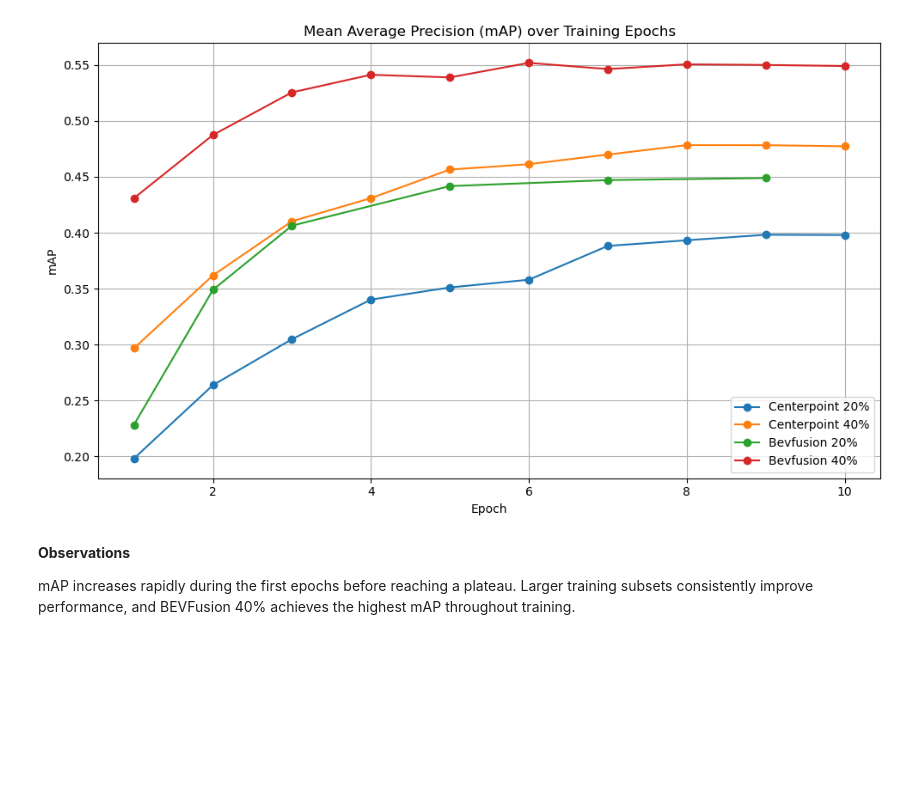
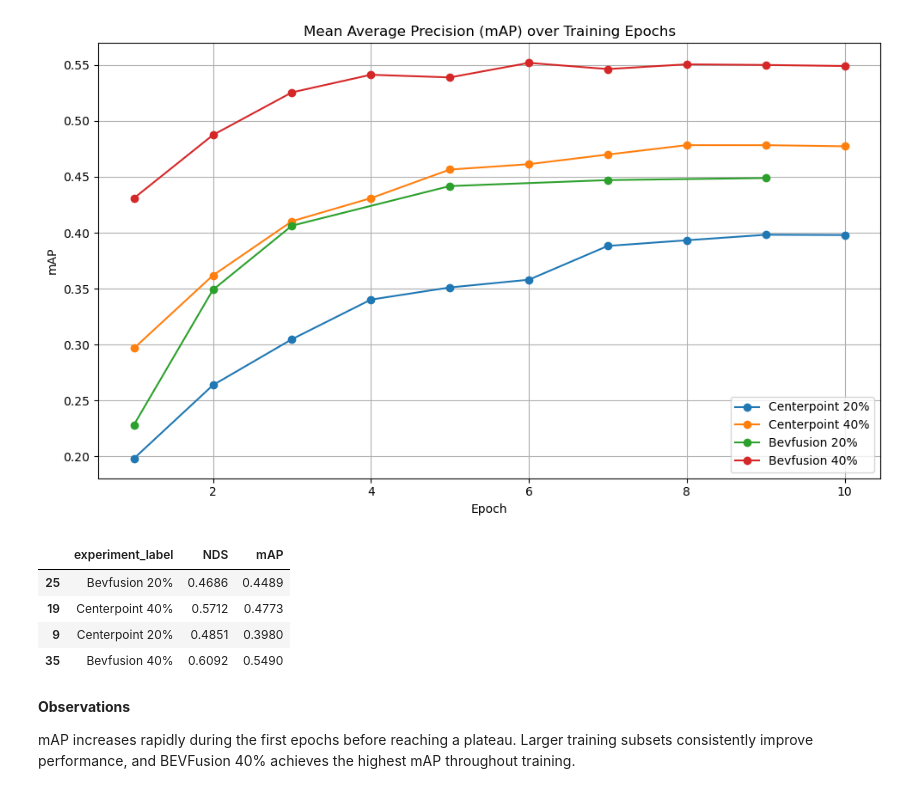
Before and after one commit to darkcyan-ugli-fruit/nuscenes-multimodal-learning, a Jupyter notebook: notebooks/04_models_comparison.ipynb, the cells around one changed output. Cells and saved outputs as stored; diff of their text form; code cells hidden in the pictures; blank space fills up the shorter version.

```diff
--- a/notebooks/04_models_comparison.ipynb
+++ b/notebooks/04_models_comparison.ipynb
@@ -274,6 +274,28 @@ plt.tight_layout()
 plt.show()
 # %% [output]
 [figure]
+# %%
+performance_metrics = [
+    "NDS",
+    "mAP",
+]
+
+final_performance = (
+    metrics_df
+    .sort_values("step")
+    .groupby("experiment_label")
+    .tail(1)
+    [["experiment_label"] + performance_metrics]
+    .round(4)
+)
+
+final_performance
+# %% [output]
+|  | experiment_label | NDS | mAP |
+| 25 | Bevfusion 20% | 0.4686 | 0.4489 |
+| 19 | Centerpoint 40% | 0.5712 | 0.4773 |
+| 9 | Centerpoint 20% | 0.4851 | 0.3980 |
+| 35 | Bevfusion 40% | 0.6092 | 0.5490 |
 # %% [markdown]
 **Observations**
 
```
Also changed, not shown: 4 other files.
